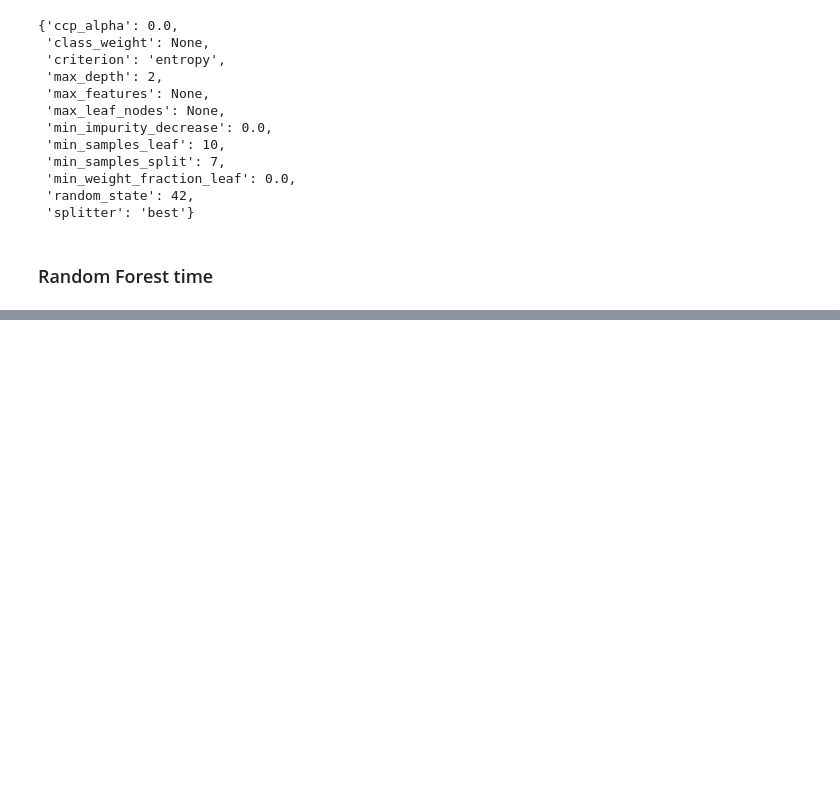
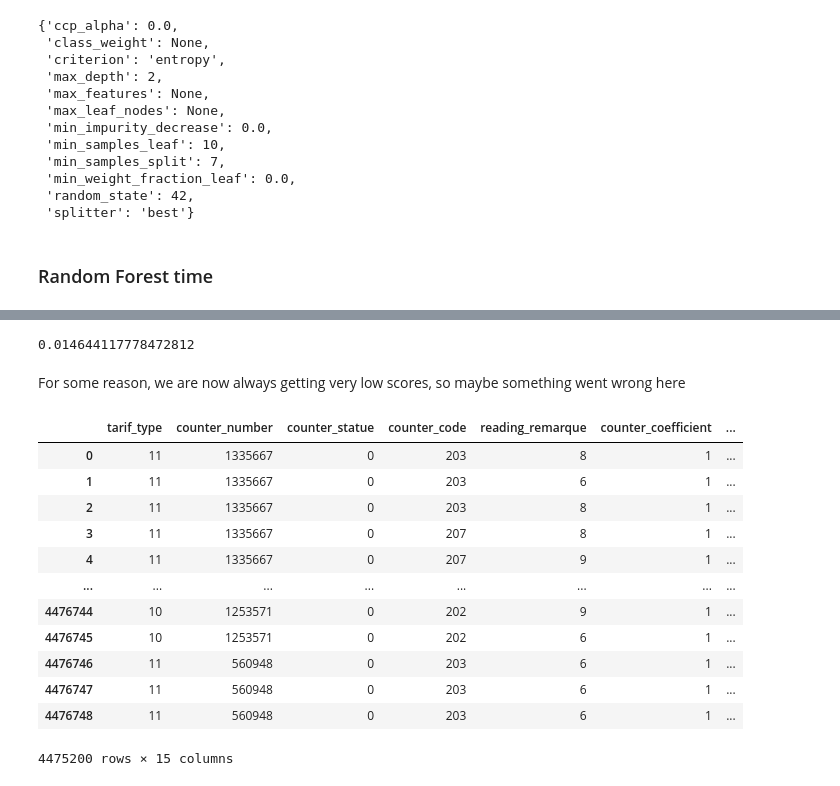
Before and after one commit to TomPreto/Fraud-Detection-ML, a Jupyter notebook: Decision_Tree_Random_Forest.ipynb, the cells around one changed output, grey strips where cells are left out. Saved outputs shown, nothing was run; the diff lists cells and outputs as text; code cells hidden in the pictures; blank space fills up the shorter version.

```diff
--- a/Decision_Tree_Random_Forest.ipynb
+++ b/Decision_Tree_Random_Forest.ipynb
@@ -544,0 +717,22 @@ forest.fit(X_train, y_train)
+# %%
+recall_score(y_test,rand_pred_2)
+# %% [output]
+0.014644117778472812
+# %% [markdown]
+For some reason, we are now always getting very low scores, so maybe something went wrong here
+# %%
+X
+# %% [output]
+|  | tarif_type | counter_number | counter_statue | counter_code | reading_remarque | counter_coefficient | ... |
+| 0 | 11 | 1335667 | 0 | 203 | 8 | 1 | ... |
+| 1 | 11 | 1335667 | 0 | 203 | 6 | 1 | ... |
+| 2 | 11 | 1335667 | 0 | 203 | 8 | 1 | ... |
+| 3 | 11 | 1335667 | 0 | 207 | 8 | 1 | ... |
+| 4 | 11 | 1335667 | 0 | 207 | 9 | 1 | ... |
+| ... | ... | ... | ... | ... | ... | ... | ... |
+| 4476744 | 10 | 1253571 | 0 | 202 | 9 | 1 | ... |
+| 4476745 | 10 | 1253571 | 0 | 202 | 6 | 1 | ... |
+| 4476746 | 11 | 560948 | 0 | 203 | 6 | 1 | ... |
+| 4476747 | 11 | 560948 | 0 | 203 | 6 | 1 | ... |
+| 4476748 | 11 | 560948 | 0 | 203 | 6 | 1 | ... |
+4475200 rows × 15 columns
```
Also changed, not shown: parts of 12 cells of this notebook, 1 other file.
